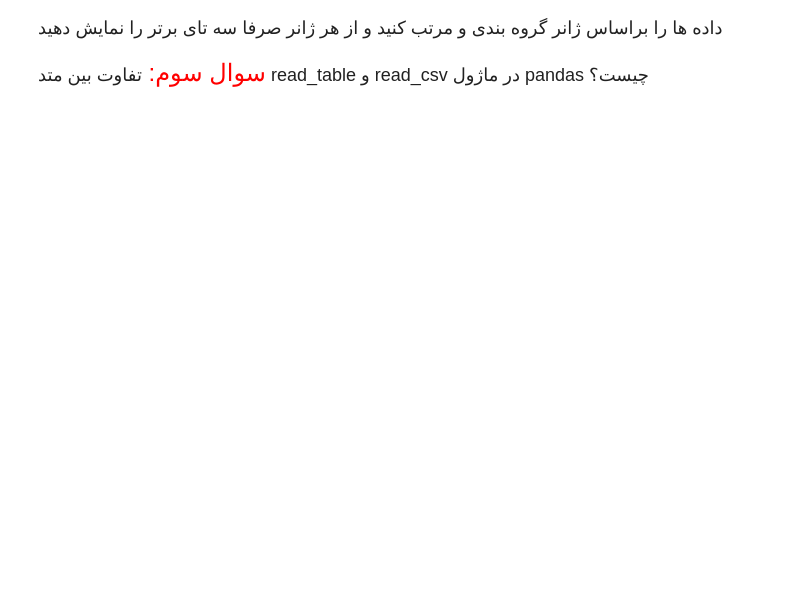
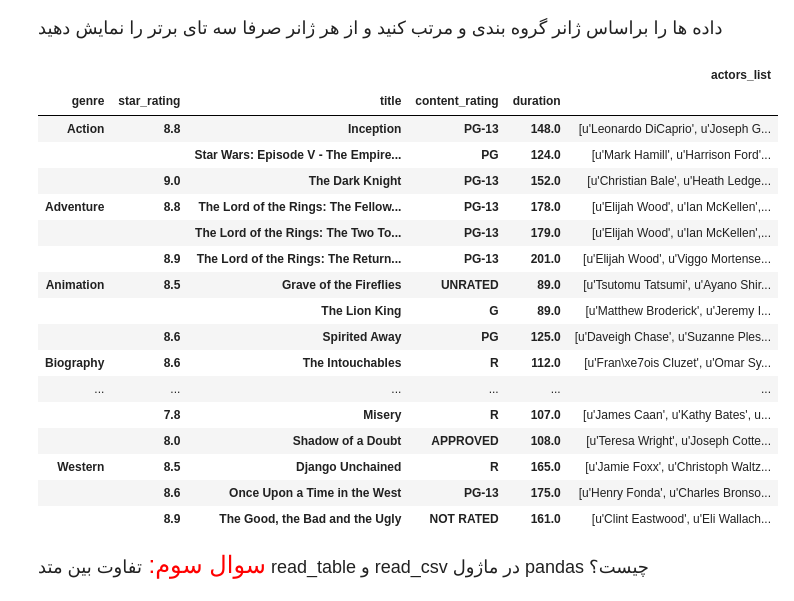
Before and after one commit to MapsaBootCamp/ML3_EXERCISE, a Jupyter notebook: week3_exercise.ipynb, the cells around one changed output. Cells and saved outputs as stored; diff of their text form; code cells hidden in the pictures; blank space fills up the shorter version.

```diff
--- a/week3_exercise.ipynb
+++ b/week3_exercise.ipynb
@@ -95,7 +183,7 @@ $$ y =  -0.0051x^{2} + 0.8586x + 3.4332 $$
     </font>
 </div>
 # %%
-movies = pd.read_csv("data/imdb_movie_rank.csv")
+movies = pd.read_csv("imdb_movie_rank.csv")
 movies.head()
 # %% [output]
 |  | star_rating | title | content_rating | genre | duration | actors_list |
@@ -128,3 +240,5 @@ movies.describe()
+# %%
+movies.dropna(axis=0,inplace=True)
 # %% [markdown]
 <div dir = "rtl" style="direction:rtl;line-height:300%;">
 	<font face="XB Zar" size=4>
@@ -160,4 +299,4 @@ movies.describe()
     </font>
 </div>
 # %%
-#TODO
+movies["is_long"] = movies.duration.apply(lambda x : 0 if x > 150 else 1 )
@@ -178,7 +336,32 @@ movies.describe()
     </font>
 </div>
 # %%
-#TODO
+movies_sorted = pd.DataFrame()
+for genre in movies["genre"].unique():
+    df_temp = movies[(movies["genre"] == genre)]
+    df_temp = df_temp.nlargest(3,"star_rating")
+    movies_sorted = pd.concat([movies_sorted , df_temp],axis = 0)
+# %%
+movies_sorted.groupby(["genre","star_rating","title","content_rating" , "duration"]).sum()
+# %% [output]
+|  |  |  |  |  | actors_list |
+| genre | star_rating | title | content_rating | duration |  |
+| Action | 8.8 | Inception | PG-13 | 148.0 | [u'Leonardo DiCaprio', u'Joseph G... |
+|  |  | Star Wars: Episode V - The Empire... | PG | 124.0 | [u'Mark Hamill', u'Harrison Ford'... |
+|  | 9.0 | The Dark Knight | PG-13 | 152.0 | [u'Christian Bale', u'Heath Ledge... |
+| Adventure | 8.8 | The Lord of the Rings: The Fellow... | PG-13 | 178.0 | [u'Elijah Wood', u'Ian McKellen',... |
+|  |  | The Lord of the Rings: The Two To... | PG-13 | 179.0 | [u'Elijah Wood', u'Ian McKellen',... |
+|  | 8.9 | The Lord of the Rings: The Return... | PG-13 | 201.0 | [u'Elijah Wood', u'Viggo Mortense... |
+| Animation | 8.5 | Grave of the Fireflies | UNRATED | 89.0 | [u'Tsutomu Tatsumi', u'Ayano Shir... |
+|  |  | The Lion King | G | 89.0 | [u'Matthew Broderick', u'Jeremy I... |
+|  | 8.6 | Spirited Away | PG | 125.0 | [u'Daveigh Chase', u'Suzanne Ples... |
+| Biography | 8.6 | The Intouchables | R | 112.0 | [u'Fran\xe7ois Cluzet', u'Omar Sy... |
+| ... | ... | ... | ... | ... | ... |
+|  | 7.8 | Misery | R | 107.0 | [u'James Caan', u'Kathy Bates', u... |
+|  | 8.0 | Shadow of a Doubt | APPROVED | 108.0 | [u'Teresa Wright', u'Joseph Cotte... |
+| Western | 8.5 | Django Unchained | R | 165.0 | [u'Jamie Foxx', u'Christoph Waltz... |
+|  | 8.6 | Once Upon a Time in the West | PG-13 | 175.0 | [u'Henry Fonda', u'Charles Bronso... |
+|  | 8.9 | The Good, the Bad and the Ugly | NOT RATED | 161.0 | [u'Clint Eastwood', u'Eli Wallach... |
 # %% [markdown]
 <div dir = "rtl" style="direction:rtl;line-height:300%;">
 	<font face="XB Zar" size=4>
```
Also changed, not shown: parts of 36 cells of this notebook.
